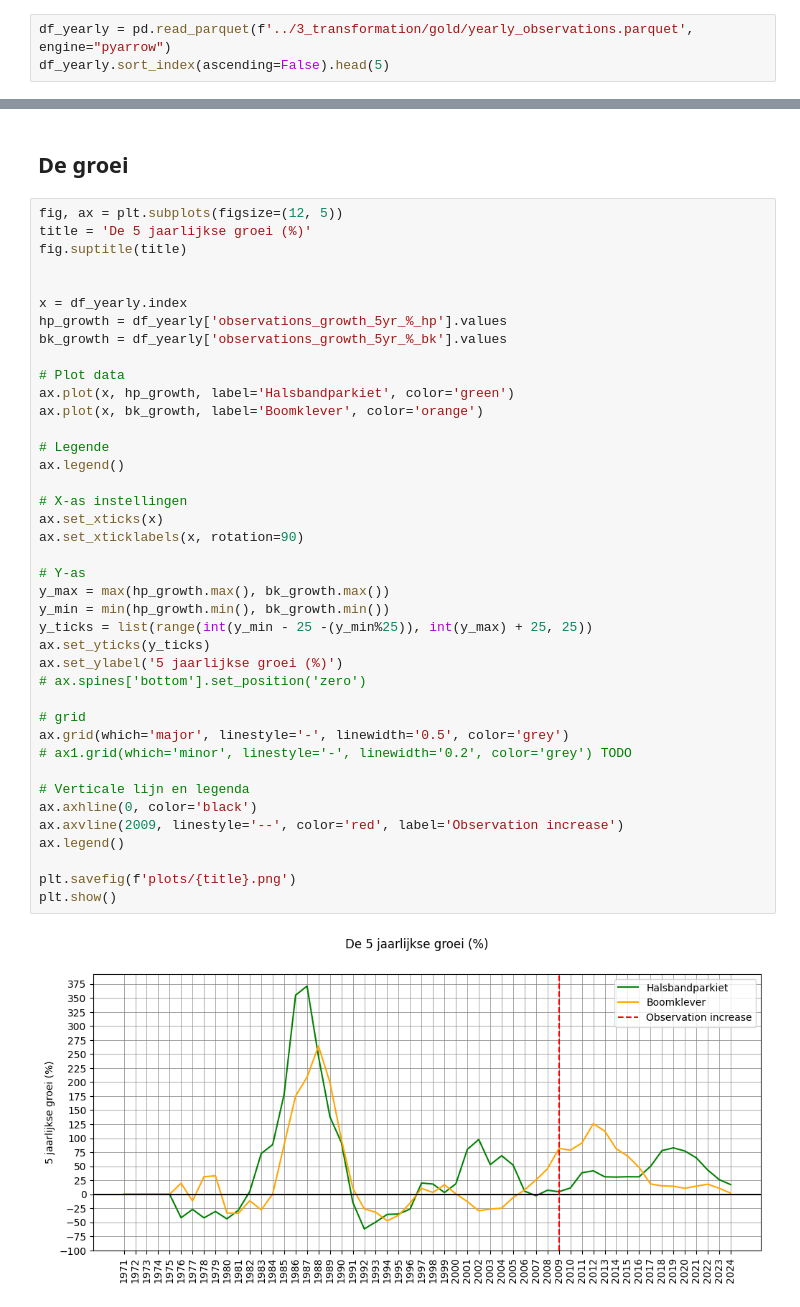
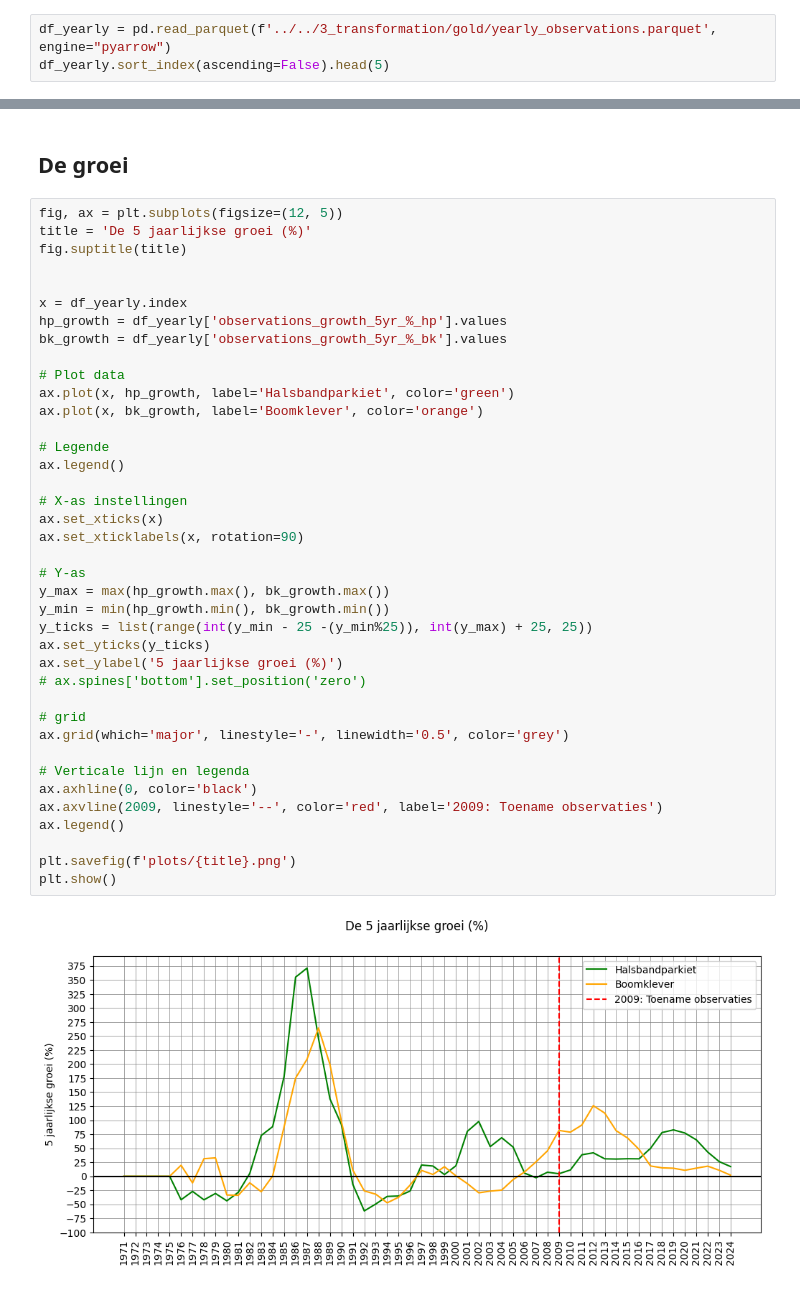
Before and after one commit to AnnelyseBe/syntra_eindwerk_birds, a Jupyter notebook: 4_analyse/1_belgium_yearly_evolution/1_general_belgium.ipynb, the cells around one changed output, grey strips where cells are left out. Saved outputs shown, nothing was run; the diff lists cells and outputs as text.

```diff
--- a/4_analyse/1_belgium_yearly_evolution/1_general_belgium.ipynb
+++ b/4_analyse/1_belgium_yearly_evolution/1_general_belgium.ipynb
@@ -24,6 +22,6 @@ import numpy as np
 import pandas as pd
 # %%
-df_yearly = pd.read_parquet(f'../3_transformation/gold/yearly_observations.parquet', engine="pyarrow")
+df_yearly = pd.read_parquet(f'../../3_transformation/gold/yearly_observations.parquet', engine="pyarrow")
 df_yearly.sort_index(ascending=False).head(5)
 # %% [output]
 |  | allbirds_observation_count | observation_count_hp | observers_count_hp | observations_pym_hp | ... |
@@ -154,33 +150,32 @@ bk_growth = df_yearly['observations_growth_5yr_%_bk'].values
 
 # Plot data
 ax.plot(x, hp_growth, label='Halsbandparkiet', color='green')
 ax.plot(x, bk_growth, label='Boomklever', color='orange')
 
 # Legende
 ax.legend()
 
 # X-as instellingen
 ax.set_xticks(x)
 ax.set_xticklabels(x, rotation=90)
 
 # Y-as
 y_max = max(hp_growth.max(), bk_growth.max())
 y_min = min(hp_growth.min(), bk_growth.min())
 y_ticks = list(range(int(y_min - 25 -(y_min%25)), int(y_max) + 25, 25))
 ax.set_yticks(y_ticks)
 ax.set_ylabel('5 jaarlijkse groei (%)')
 # ax.spines['bottom'].set_position('zero')
 
 # grid
 ax.grid(which='major', linestyle='-', linewidth='0.5', color='grey')
-# ax1.grid(which='minor', linestyle='-', linewidth='0.2', color='grey') TODO
 
 # Verticale lijn en legenda
 ax.axhline(0, color='black')
-ax.axvline(2009, linestyle='--', color='red', label='Observation increase')
+ax.axvline(2009, linestyle='--', color='red', label='2009: Toename observaties')
 ax.legend()
 
 plt.savefig(f'plots/{title}.png')
 plt.show()
 # %% [output]
-[figure, old version]
+[figure, new version]
```
Also changed, not shown: parts of 4 cells of this notebook, 14 other files.
